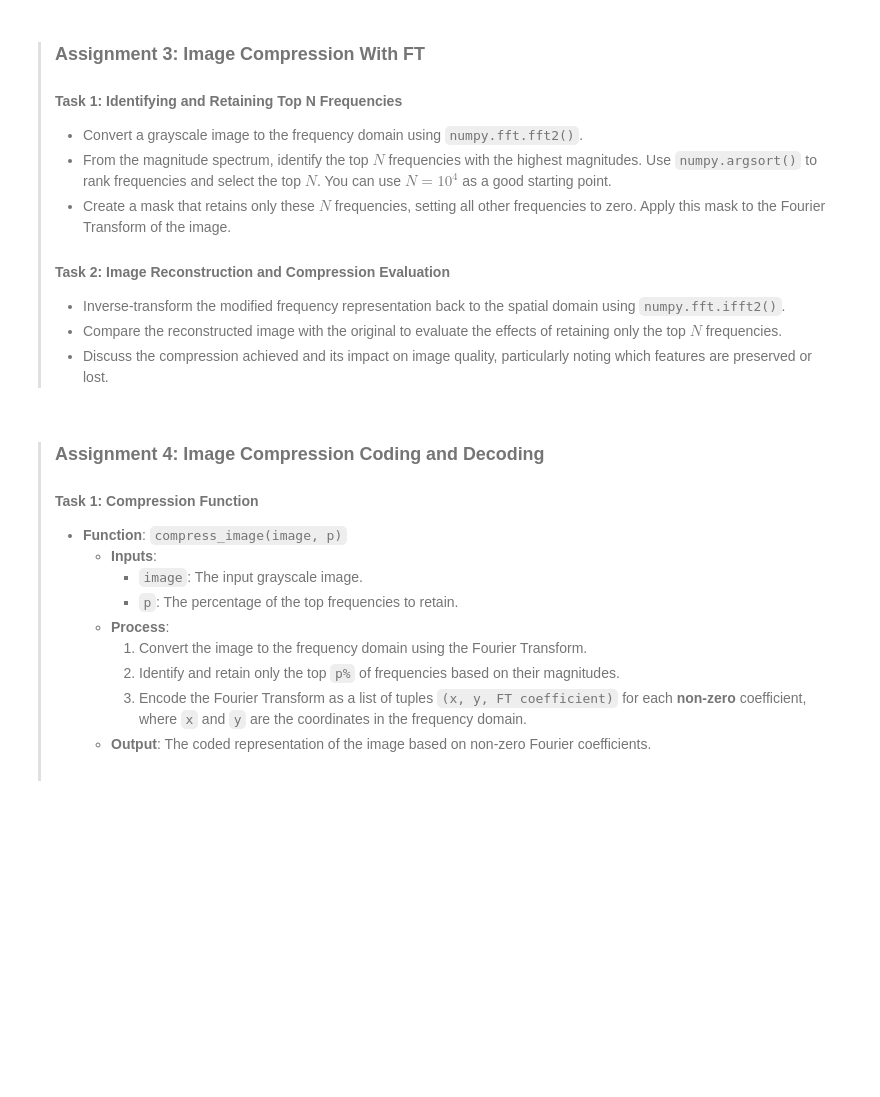
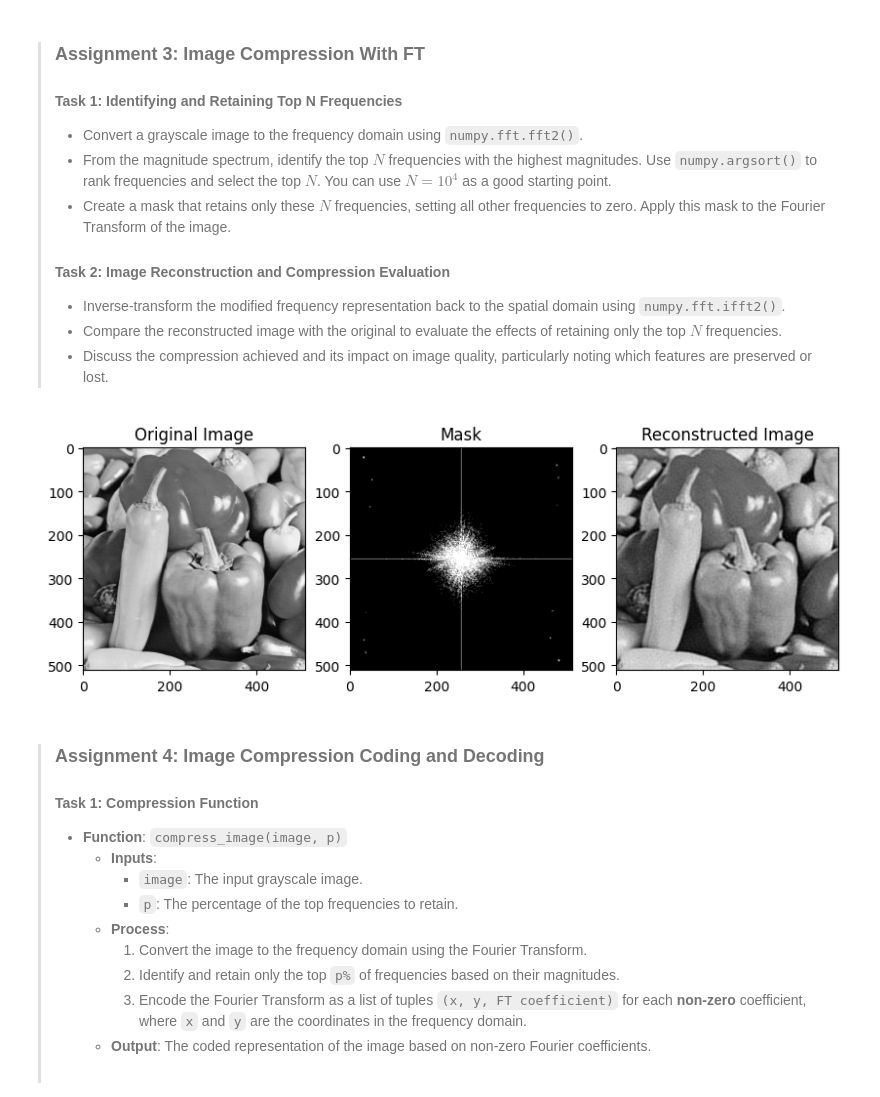
Before and after one commit to ferit-osirv/lab-3-23-24-lovroruzman, a Jupyter notebook: lab3.ipynb, the cells around one changed output. Saved outputs shown, nothing was run; the diff lists cells and outputs as text; code cells hidden in the pictures; blank space fills up the shorter version.

```diff
--- a/lab3.ipynb
+++ b/lab3.ipynb
@@ -253,6 +253,38 @@ plt.show()
 >    - Inverse-transform the modified frequency representation back to the spatial domain using `numpy.fft.ifft2()`.
 >    - Compare the reconstructed image with the original to evaluate the effects of retaining only the top $N$ frequencies.
 >    - Discuss the compression achieved and its impact on image quality, particularly noting which features are preserved or lost.
+# %%
+img_ft = np.fft.fft2(img)  # img is your grayscale image
+img_ft_shifted = np.fft.fftshift(img_ft)  # Shift zero frequency to the center
+magnitude_spectrum = np.abs(img_ft_shifted)  # Get magnitude spectrum
+
+N = 10000  # Number of top frequencies to retain
+indices = np.argsort(magnitude_spectrum.flatten())[-N:]  # Get indices of top N frequencies
+row_indices, col_indices = np.unravel_index(indices, magnitude_spectrum.shape) # Get row and column indices
+
+mask = np.zeros(magnitude_spectrum.shape, dtype=bool)  # Create a mask of zeros
+mask[row_indices, col_indices] = True  # Set mask to True for top N frequencies
+filtered_ft_shifted = img_ft_shifted * mask  # Apply mask to the shifted Fourier Transform
+
+filtered_ft = np.fft.ifftshift(filtered_ft_shifted)  # Shift zero frequency back
+reconstructed_img = np.fft.ifft2(filtered_ft)  # Inverse Fourier Transform
+reconstructed_img = np.abs(reconstructed_img)  # Get real part of the image
+
+plt.figure(figsize=(10, 5))
+plt.subplot(1,3,2)
+plt.imshow(mask, cmap='gray')
+plt.title('Mask')
+
+plt.subplot(1,3,1)
+plt.imshow(img, cmap='gray')
+plt.title('Original Image')
+
+plt.subplot(1,3,3)
+plt.imshow(reconstructed_img, cmap='gray')
+plt.title('Reconstructed Image')
+plt.show()
+# %% [output]
+[figure, added]
 # %% [markdown]
 > ### Assignment 4: Image Compression Coding and Decoding
 >
```
Also changed, not shown: parts of 1 cell of this notebook.
